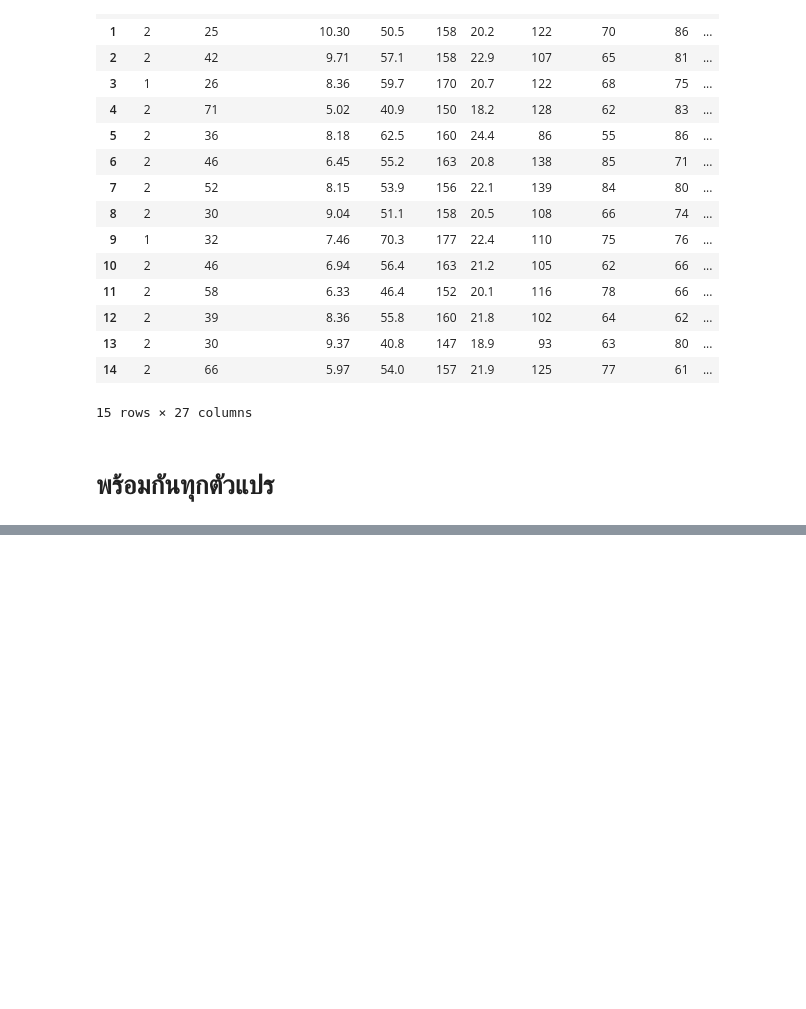
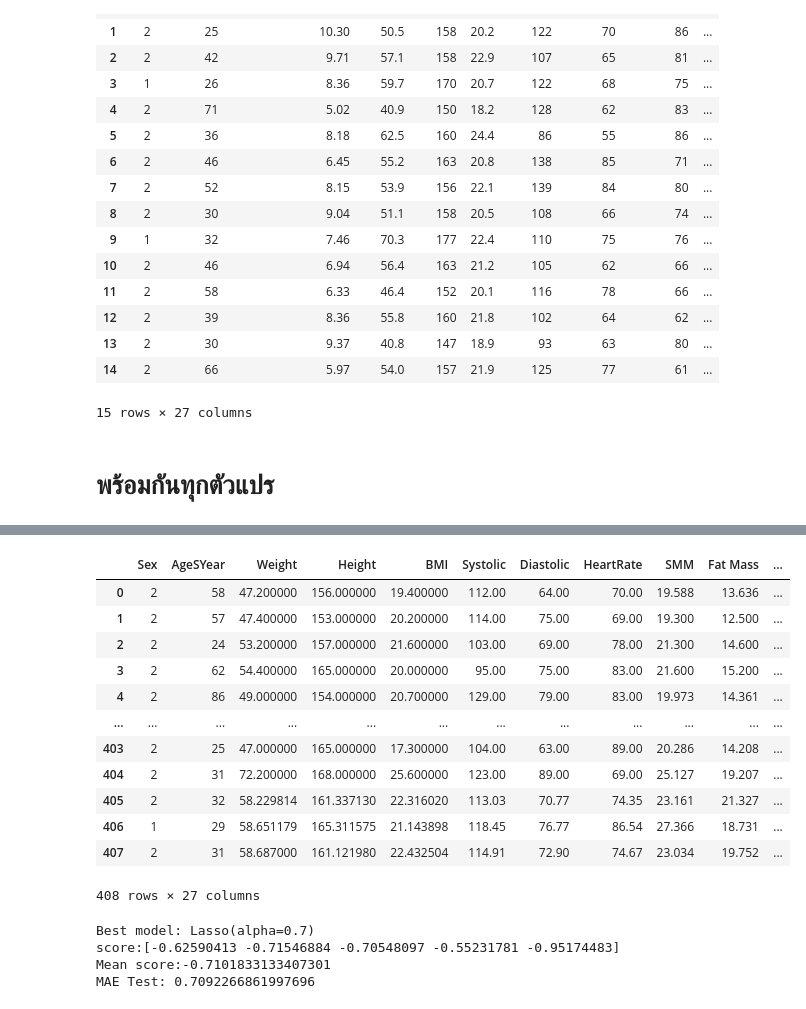
Before and after one commit to Worachet-Ch/Project, a Jupyter notebook: Lasso.ipynb, the cells around one changed output, grey strips where cells are left out. Cells and saved outputs as stored; diff of their text form; code cells hidden in the pictures; blank space fills up the shorter version.

```diff
--- a/Lasso.ipynb
+++ b/Lasso.ipynb
@@ -97,0 +123,26 @@ mean score:-1.964065688420007
+# %%
+df_increasing = pd.read_csv(os.path.join(path,'df_increasing.csv'))
+df_increasing.drop('Unnamed: 0',1,inplace = True)
+# %%
+df_increasing
+# %% [output]
+|  | Sex | AgeSYear | Weight | Height | BMI | Systolic | Diastolic | HeartRate | SMM | Fat Mass | ... |
+| 0 | 2 | 58 | 47.200000 | 156.000000 | 19.400000 | 112.00 | 64.00 | 70.00 | 19.588 | 13.636 | ... |
+| 1 | 2 | 57 | 47.400000 | 153.000000 | 20.200000 | 114.00 | 75.00 | 69.00 | 19.300 | 12.500 | ... |
+| 2 | 2 | 24 | 53.200000 | 157.000000 | 21.600000 | 103.00 | 69.00 | 78.00 | 21.300 | 14.600 | ... |
+| 3 | 2 | 62 | 54.400000 | 165.000000 | 20.000000 | 95.00 | 75.00 | 83.00 | 21.600 | 15.200 | ... |
+| 4 | 2 | 86 | 49.000000 | 154.000000 | 20.700000 | 129.00 | 79.00 | 83.00 | 19.973 | 14.361 | ... |
+| ... | ... | ... | ... | ... | ... | ... | ... | ... | ... | ... | ... |
+| 403 | 2 | 25 | 47.000000 | 165.000000 | 17.300000 | 104.00 | 63.00 | 89.00 | 20.286 | 14.208 | ... |
+| 404 | 2 | 31 | 72.200000 | 168.000000 | 25.600000 | 123.00 | 89.00 | 69.00 | 25.127 | 19.207 | ... |
+| 405 | 2 | 32 | 58.229814 | 161.337130 | 22.316020 | 113.03 | 70.77 | 74.35 | 23.161 | 21.327 | ... |
+| 406 | 1 | 29 | 58.651179 | 165.311575 | 21.143898 | 118.45 | 76.77 | 86.54 | 27.366 | 18.731 | ... |
+| 407 | 2 | 31 | 58.687000 | 161.121980 | 22.432504 | 114.91 | 72.90 | 74.67 | 23.034 | 19.752 | ... |
+408 rows × 27 columns
+# %%
+data(df_increasing,data_test)
+# %% [output]
+Best model: Lasso(alpha=0.7)
+score:[-0.62590413 -0.71546884 -0.70548097 -0.55231781 -0.95174483]
+Mean score:-0.7101833133407301
+MAE Test: 0.7092266861997696
```
Also changed, not shown: parts of 19 cells of this notebook.
